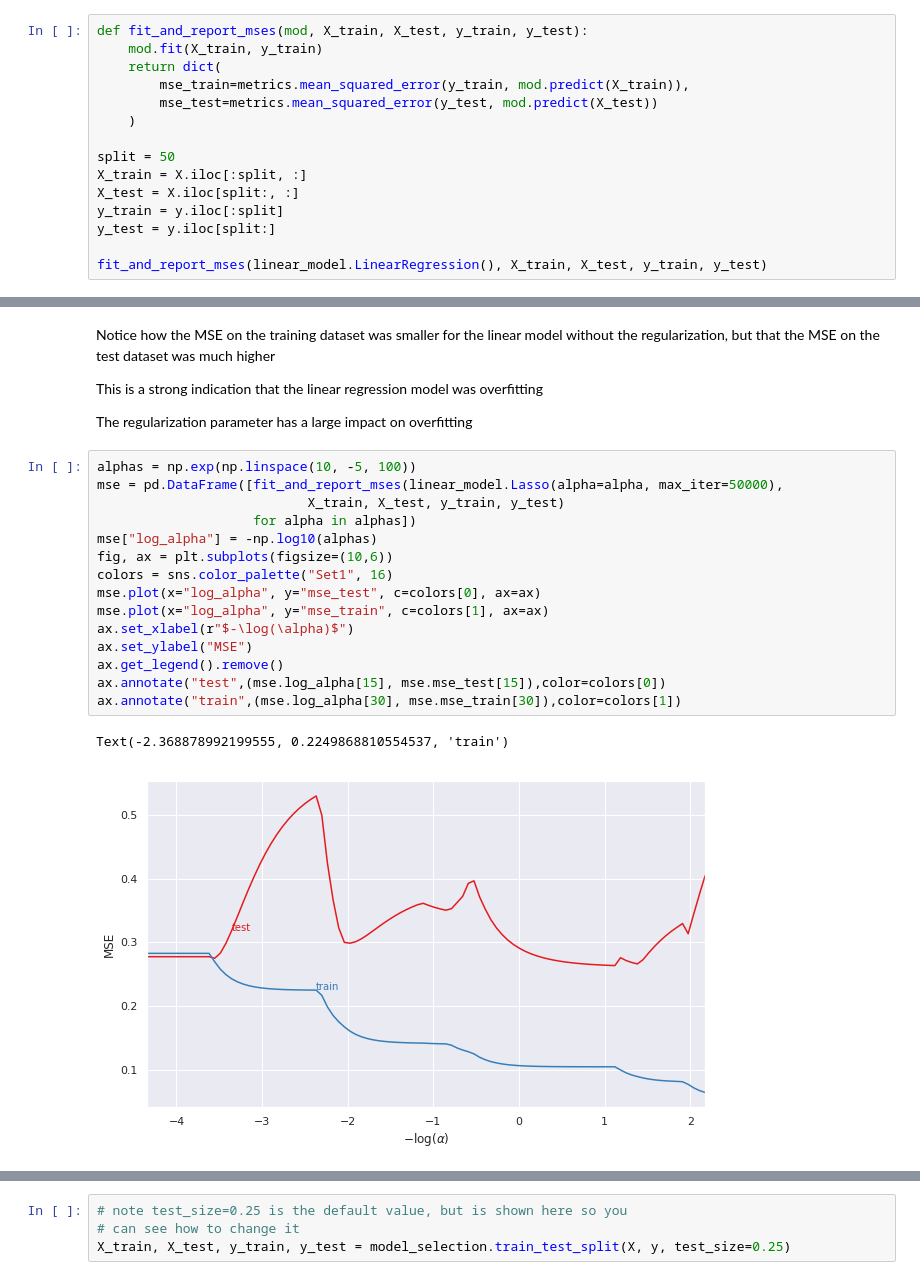
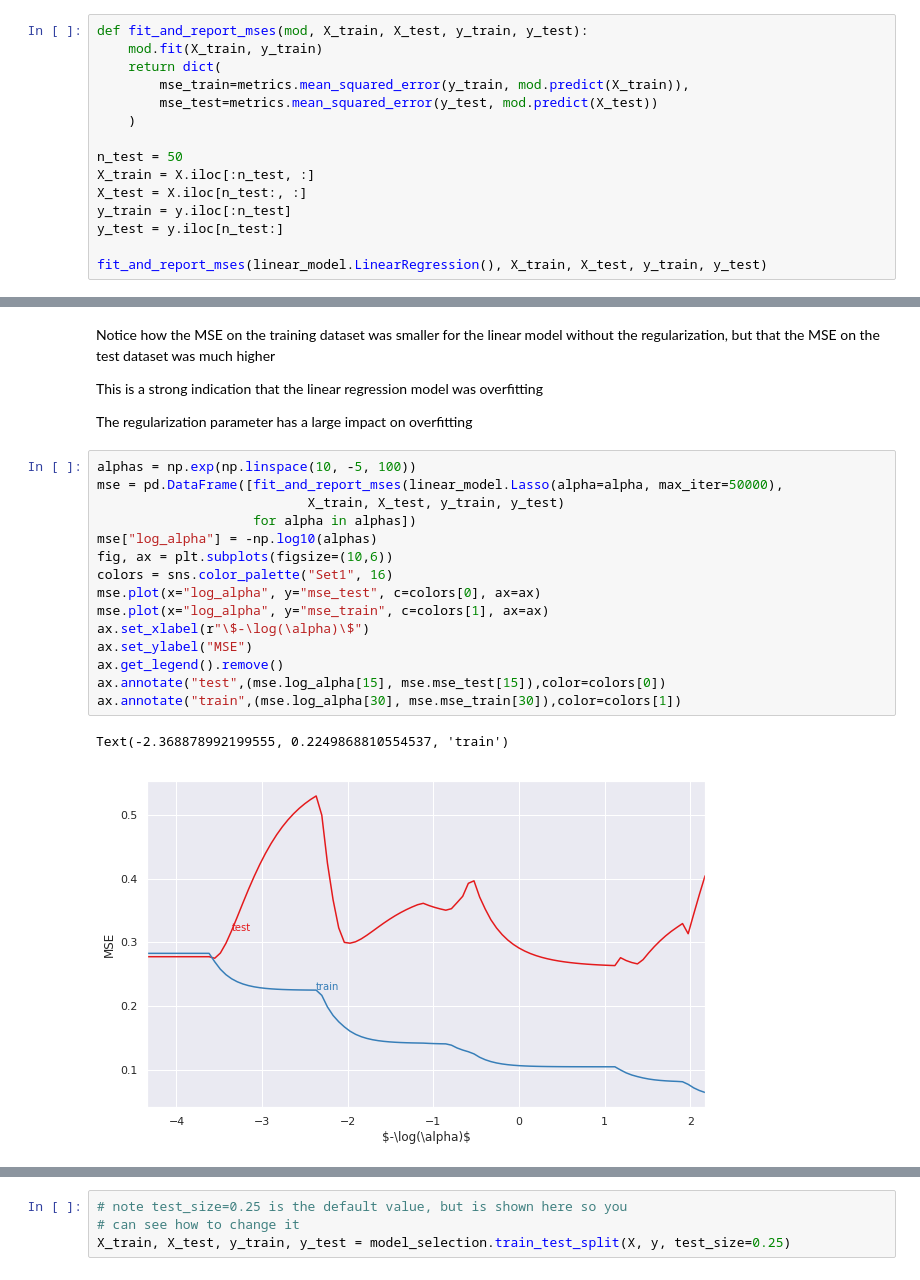
Before and after one commit to QuantEcon/quantecon-notebooks-datascience-old, a Jupyter notebook: applications/regression.ipynb, the cells around one changed output, grey strips where cells are left out. Saved outputs shown, nothing was run; the diff lists cells and outputs as text.

```diff
--- a/applications/regression.ipynb
+++ b/applications/regression.ipynb
@@ -469,11 +554,11 @@ def fit_and_report_mses(mod, X_train, X_test, y_train, y_test):
         mse_test=metrics.mean_squared_error(y_test, mod.predict(X_test))
     )
 
-split = 50
-X_train = X.iloc[:split, :]
-X_test = X.iloc[split:, :]
-y_train = y.iloc[:split]
-y_test = y.iloc[split:]
+n_test = 50
+X_train = X.iloc[:n_test, :]
+X_test = X.iloc[n_test:, :]
+y_train = y.iloc[:n_test]
+y_test = y.iloc[n_test:]
 
 fit_and_report_mses(linear_model.LinearRegression(), X_train, X_test, y_train, y_test)
 # %% [output]
@@ -494,18 +579,18 @@ The regularization parameter has a large impact on overfitting
 # %%
 alphas = np.exp(np.linspace(10, -5, 100))
 mse = pd.DataFrame([fit_and_report_mses(linear_model.Lasso(alpha=alpha, max_iter=50000),
                            X_train, X_test, y_train, y_test)
                     for alpha in alphas])
 mse["log_alpha"] = -np.log10(alphas)
 fig, ax = plt.subplots(figsize=(10,6))
 colors = sns.color_palette("Set1", 16)
 mse.plot(x="log_alpha", y="mse_test", c=colors[0], ax=ax)
 mse.plot(x="log_alpha", y="mse_train", c=colors[1], ax=ax)
-ax.set_xlabel(r"$-\log(\alpha)$")
+ax.set_xlabel(r"\$-\log(\alpha)\$")
 ax.set_ylabel("MSE")
 ax.get_legend().remove()
 ax.annotate("test",(mse.log_alpha[15], mse.mse_test[15]),color=colors[0])
 ax.annotate("train",(mse.log_alpha[30], mse.mse_train[30]),color=colors[1])
 # %% [output]
 Text(-2.368878992199555, 0.2249868810554537, 'train')
-[figure, old version]
+[figure, new version]
```
Also changed, not shown: parts of 56 cells of this notebook.
